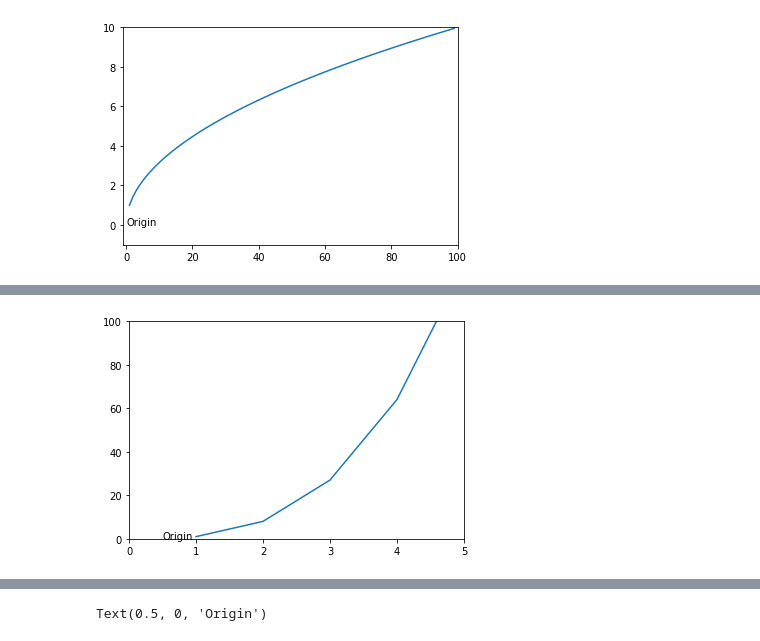
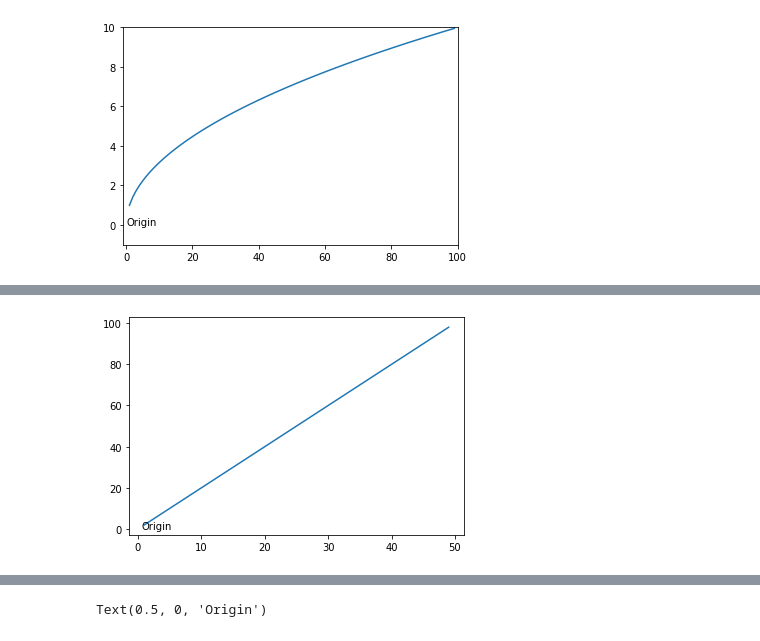
Before and after one commit to matt-c-knight/numpy-pandas-visualization-exercises, a Jupyter notebook: matplotlib_exercises.ipynb, the cells around one changed output, grey strips where cells are left out. Saved outputs shown, nothing was run; the diff lists cells and outputs as text; code cells hidden in the pictures.

```diff
--- a/matplotlib_exercises.ipynb
+++ b/matplotlib_exercises.ipynb
@@ -43,10 +50,9 @@ plt.show()
 # %%
-x = range(1,10)
-y = [math.pow(n,3) for n in x]
+x = range(1,50)
+y = [2*n for n in x]
 plt.plot(x,y)
-plt.ylim(0, 100)
-plt.xlim(0, 5)
+
 plt.annotate('Origin', xy=(0.5,0))
 plt.show()
 # %% [output]
-[figure, old version]
+[figure, new version]
```
Also changed, not shown: parts of 2 cells of this notebook, 3 other files.
